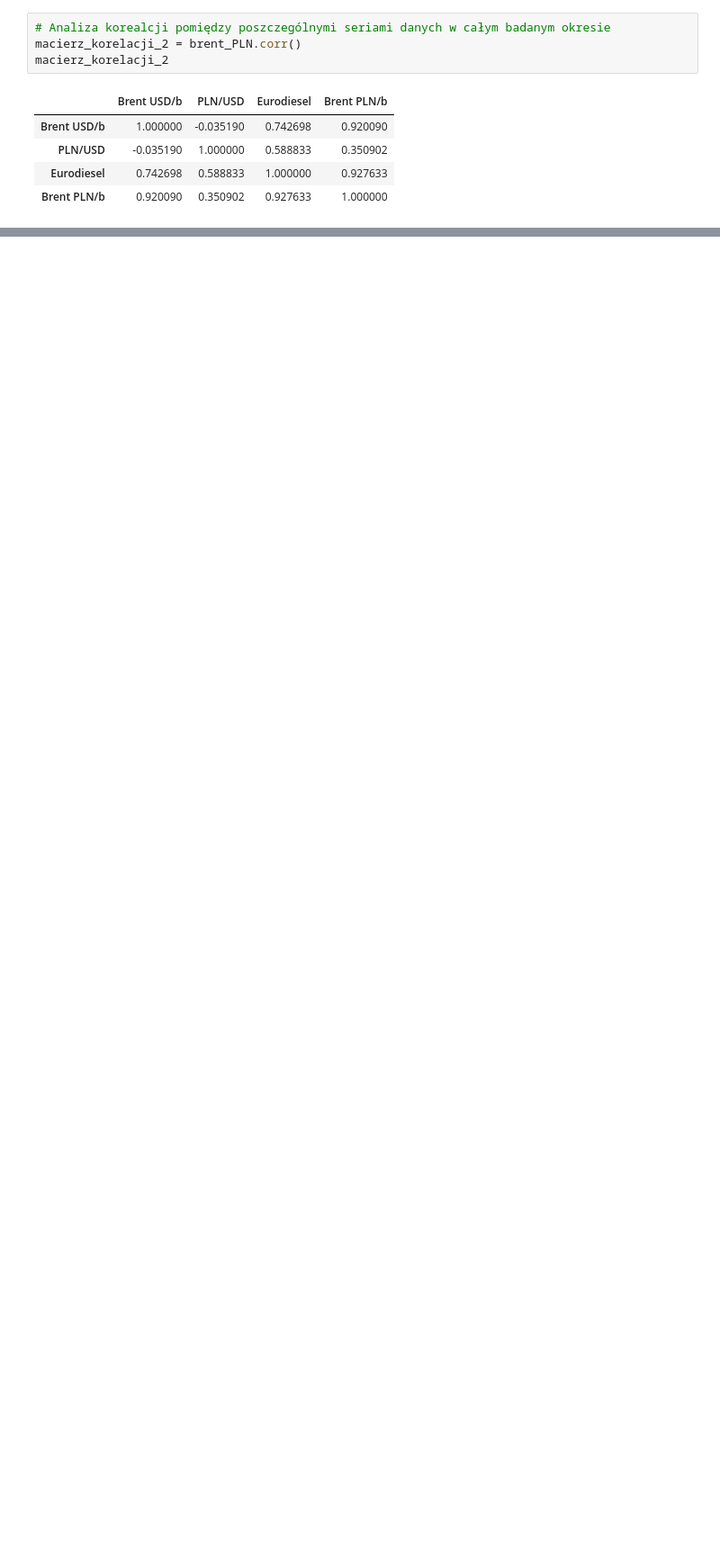
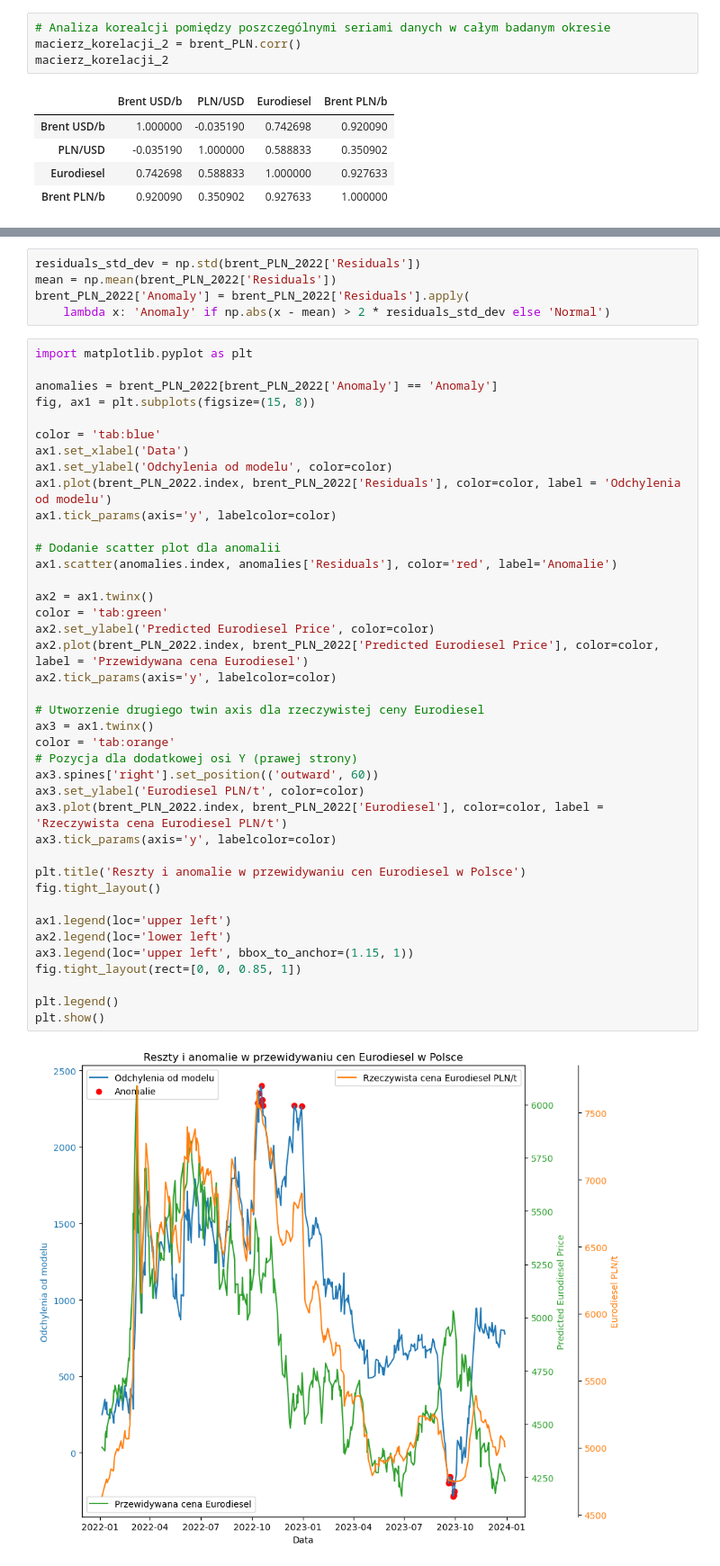
Before and after one commit to mariuszkam4/Orlen_fuel_prices, a Jupyter notebook: Orlen_fuel_prices.ipynb, the cells around one changed output, grey strips where cells are left out. Shown at 90% size. Cells and saved outputs as stored; diff of their text form; blank space fills up the shorter version.

```diff
--- a/Orlen_fuel_prices.ipynb
+++ b/Orlen_fuel_prices.ipynb
@@ -297,0 +458,47 @@ macierz_korelacji_2
+# %%
+residuals_std_dev = np.std(brent_PLN_2022['Residuals'])
+mean = np.mean(brent_PLN_2022['Residuals'])
+brent_PLN_2022['Anomaly'] = brent_PLN_2022['Residuals'].apply(
+    lambda x: 'Anomaly' if np.abs(x - mean) > 2 * residuals_std_dev else 'Normal')
+# %%
+import matplotlib.pyplot as plt
+
+anomalies = brent_PLN_2022[brent_PLN_2022['Anomaly'] == 'Anomaly']
+fig, ax1 = plt.subplots(figsize=(15, 8))
+
+color = 'tab:blue'
+ax1.set_xlabel('Data')
+ax1.set_ylabel('Odchylenia od modelu', color=color)
+ax1.plot(brent_PLN_2022.index, brent_PLN_2022['Residuals'], color=color, label = 'Odchylenia od modelu')
+ax1.tick_params(axis='y', labelcolor=color)
+
+# Dodanie scatter plot dla anomalii
+ax1.scatter(anomalies.index, anomalies['Residuals'], color='red', label='Anomalie')
+
+ax2 = ax1.twinx()
+color = 'tab:green'
+ax2.set_ylabel('Predicted Eurodiesel Price', color=color)
+ax2.plot(brent_PLN_2022.index, brent_PLN_2022['Predicted Eurodiesel Price'], color=color, label = 'Przewidywana cena Eurodiesel')
+ax2.tick_params(axis='y', labelcolor=color)
+
+# Utworzenie drugiego twin axis dla rzeczywistej ceny Eurodiesel
+ax3 = ax1.twinx()
+color = 'tab:orange'
+# Pozycja dla dodatkowej osi Y (prawej strony)
+ax3.spines['right'].set_position(('outward', 60))
+ax3.set_ylabel('Eurodiesel PLN/t', color=color)
+ax3.plot(brent_PLN_2022.index, brent_PLN_2022['Eurodiesel'], color=color, label = 'Rzeczywista cena Eurodiesel PLN/t')
+ax3.tick_params(axis='y', labelcolor=color)
+
+plt.title('Reszty i anomalie w przewidywaniu cen Eurodiesel w Polsce')
+fig.tight_layout()
+
+ax1.legend(loc='upper left')
+ax2.legend(loc='lower left')
+ax3.legend(loc='upper left', bbox_to_anchor=(1.15, 1))
+fig.tight_layout(rect=[0, 0, 0.85, 1])
+
+plt.legend()
+plt.show()
+# %% [output]
+[figure, added]
```
Also changed, not shown: parts of 16 cells of this notebook.
